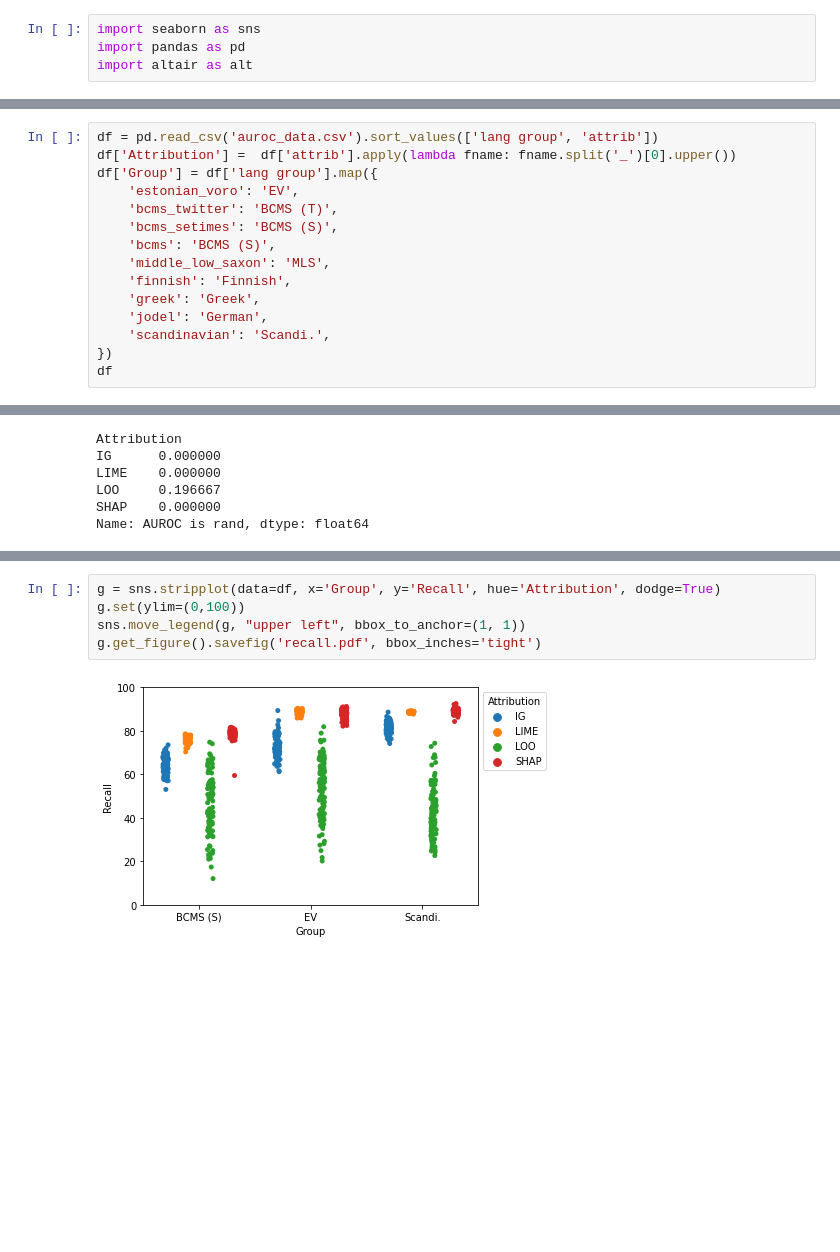
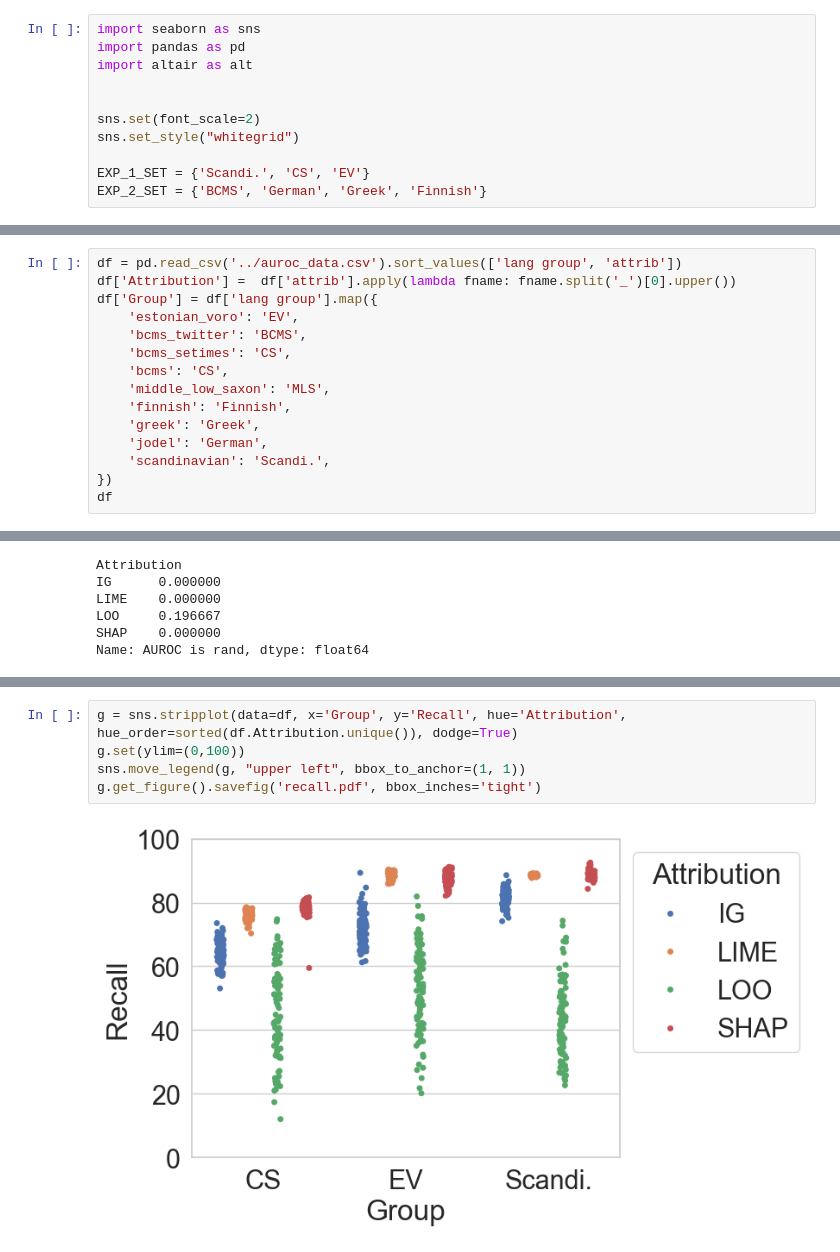
Before and after one commit to Helsinki-NLP/shibboleth, a Jupyter notebook: vizs/vizs-classif-attribs.ipynb, the cells around one changed output, grey strips where cells are left out. Drawn from its saved outputs; the diff is of its cells as text; blank space fills up the shorter version.

```diff
--- a/vizs/vizs-classif-attribs.ipynb
+++ b/vizs/vizs-classif-attribs.ipynb
@@ -2,4 +2,11 @@
 import seaborn as sns
 import pandas as pd
 import altair as alt
+
+
+sns.set(font_scale=2)
+sns.set_style("whitegrid")
+
+EXP_1_SET = {'Scandi.', 'CS', 'EV'}
+EXP_2_SET = {'BCMS', 'German', 'Greek', 'Finnish'}
 # %%
@@ -43,11 +49,11 @@ g.get_figure().savefig('AUROCS_+wl.pdf', bbox_inches='tight')
 # %%
-df = pd.read_csv('auroc_data.csv').sort_values(['lang group', 'attrib'])
+df = pd.read_csv('../auroc_data.csv').sort_values(['lang group', 'attrib'])
 df['Attribution'] =  df['attrib'].apply(lambda fname: fname.split('_')[0].upper())
 df['Group'] = df['lang group'].map({
     'estonian_voro': 'EV',
-    'bcms_twitter': 'BCMS (T)',
-    'bcms_setimes': 'BCMS (S)',
-    'bcms': 'BCMS (S)',
+    'bcms_twitter': 'BCMS',
+    'bcms_setimes': 'CS',
+    'bcms': 'CS',
     'middle_low_saxon': 'MLS',
     'finnish': 'Finnish',
     'greek': 'Greek',
@@ -109,8 +115,8 @@ g.get_figure().savefig('F1.pdf', bbox_inches='tight')
 # %%
-g = sns.stripplot(data=df, x='Group', y='Recall', hue='Attribution', dodge=True)
+g = sns.stripplot(data=df, x='Group', y='Recall', hue='Attribution', hue_order=sorted(df.Attribution.unique()), dodge=True)
 g.set(ylim=(0,100))
 sns.move_legend(g, "upper left", bbox_to_anchor=(1, 1))
 g.get_figure().savefig('recall.pdf', bbox_inches='tight')
 # %% [output]
-[figure, old version]
+[figure, new version]
 # %%
```
Also changed, not shown: parts of 12 cells of this notebook, 8 other files.
